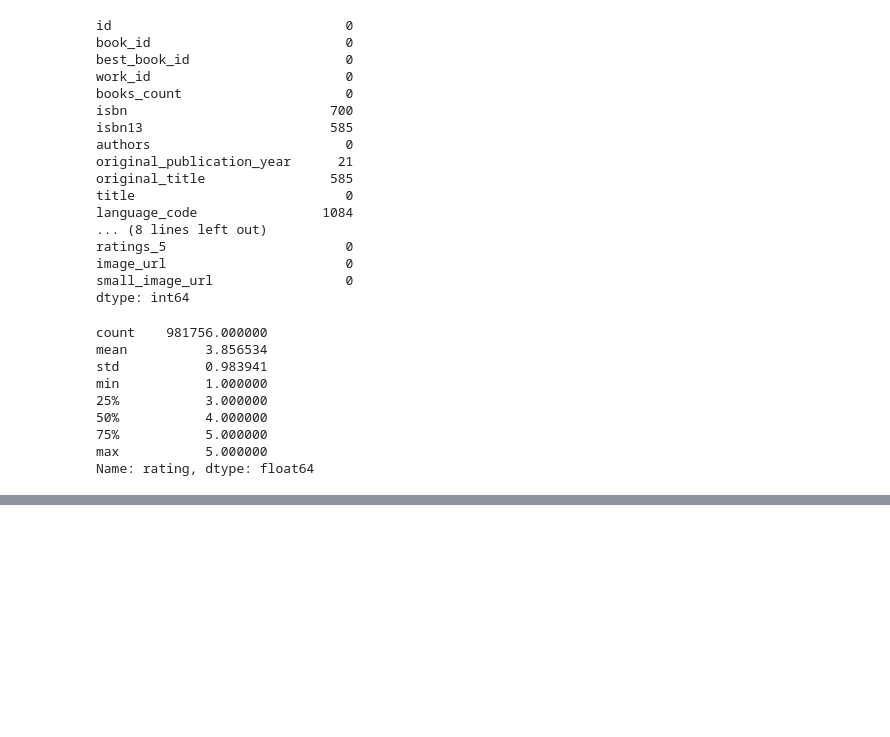
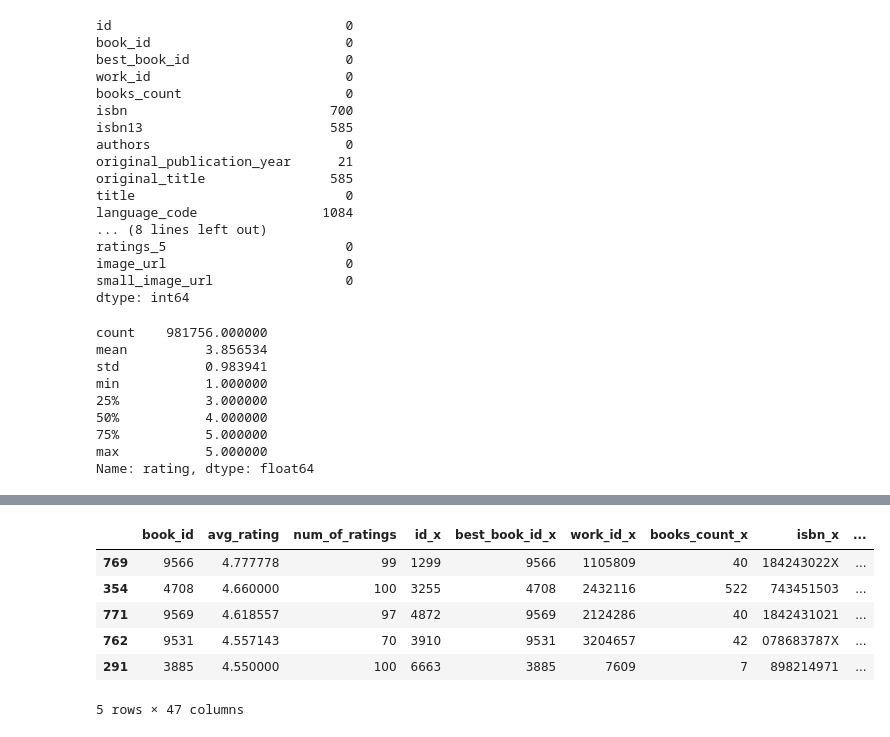
Before and after one commit to Shadow-atomic777/Book_Recommendation-, a Jupyter notebook: Book_Recommendation-/notebooks/book.ipynb, the cells around one changed output, grey strips where cells are left out. Saved outputs shown, nothing was run; the diff lists cells and outputs as text; code cells hidden in the pictures; blank space fills up the shorter version.

```diff
--- a/Book_Recommendation-/notebooks/book.ipynb
+++ b/Book_Recommendation-/notebooks/book.ipynb
@@ -76,0 +105,12 @@ ra
+# %%
+#Sorting the books on the basis of average ratings
+Top_rated_books=rarely_rated_books.sort_values(by="avg_rating",ascending=False).head(20)
+Top_rated_books.head()
+# %% [output]
+|  | book_id | avg_rating | num_of_ratings | id_x | best_book_id_x | work_id_x | books_count_x | isbn_x | ... |
+| 769 | 9566 | 4.777778 | 99 | 1299 | 9566 | 1105809 | 40 | 184243022X | ... |
+| 354 | 4708 | 4.660000 | 100 | 3255 | 4708 | 2432116 | 522 | 743451503 | ... |
+| 771 | 9569 | 4.618557 | 97 | 4872 | 9569 | 2124286 | 40 | 1842431021 | ... |
+| 762 | 9531 | 4.557143 | 70 | 3910 | 9531 | 3204657 | 42 | 078683787X | ... |
+| 291 | 3885 | 4.550000 | 100 | 6663 | 3885 | 7609 | 7 | 898214971 | ... |
+5 rows × 47 columns
```
Also changed, not shown: parts of 7 cells of this notebook.
